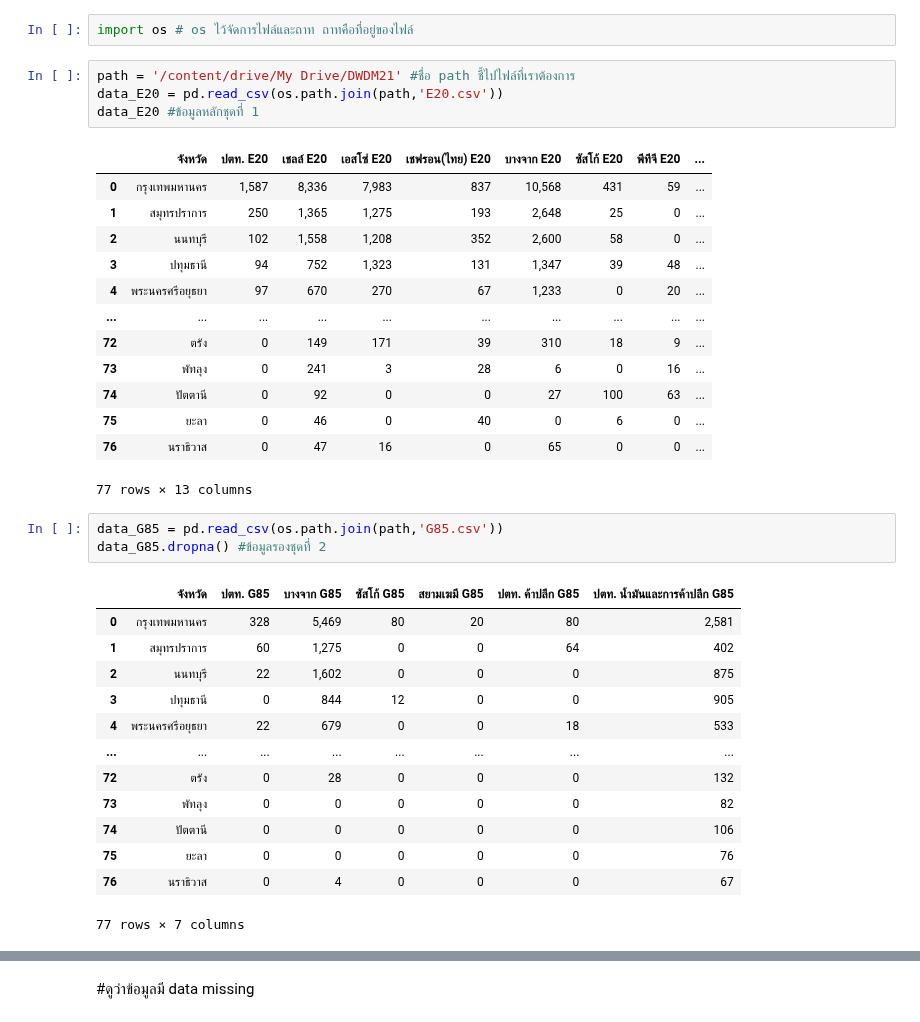
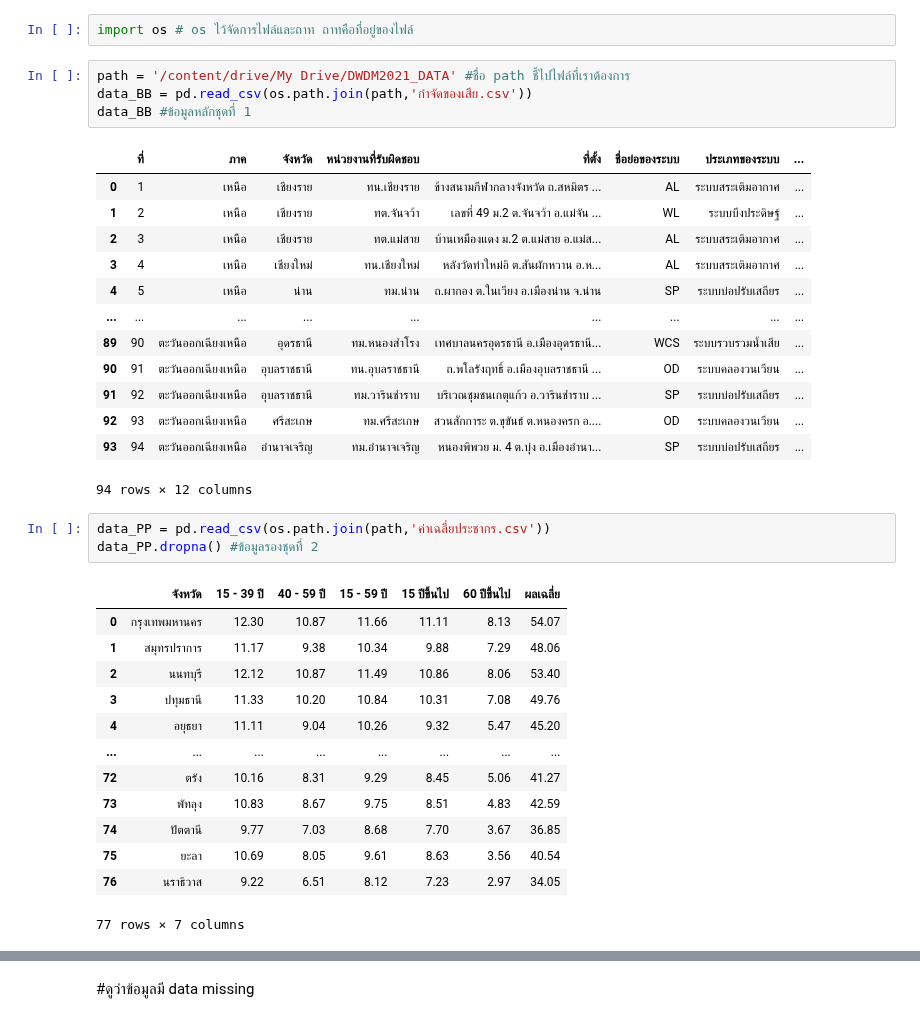
Before and after one commit to sitthatkaja/DWDM21, a Jupyter notebook: Project.ipynb, the cells around one changed output, grey strips where cells are left out. Cells and saved outputs as stored; diff of their text form.

```diff
--- a/Project.ipynb
+++ b/Project.ipynb
@@ -10,38 +19,38 @@ Mounted at /content/drive
 # %%
 import os # os ไว้จัดการไฟล์และถาท ถาทคือที่อยู่ของไฟล์
 # %%
-path = '/content/drive/My Drive/DWDM21' #ชื่อ path ชี้ไปไฟล์ที่เราต้องการ
-data_E20 = pd.read_csv(os.path.join(path,'E20.csv'))
-data_E20 #ข้อมูลหลักชุดที่ 1
+path = '/content/drive/My Drive/DWDM2021_DATA' #ชื่อ path ชี้ไปไฟล์ที่เราต้องการ
+data_BB = pd.read_csv(os.path.join(path,'กำจัดของเสีย.csv'))
+data_BB #ข้อมูลหลักชุดที่ 1
 # %% [output]
-|  | จังหวัด | ปตท. E20 | เชลล์ E20 | เอสโซ่ E20 | เชฟรอน(ไทย) E20 | บางจาก E20 | ซัสโก้ E20 | พีทีจี E20 | ... |
-| 0 | กรุงเทพมหานคร | 1,587 | 8,336 | 7,983 | 837 | 10,568 | 431 | 59 | ... |
-| 1 | สมุทรปราการ | 250 | 1,365 | 1,275 | 193 | 2,648 | 25 | 0 | ... |
-| 2 | นนทบุรี | 102 | 1,558 | 1,208 | 352 | 2,600 | 58 | 0 | ... |
-| 3 | ปทุมธานี | 94 | 752 | 1,323 | 131 | 1,347 | 39 | 48 | ... |
-| 4 | พระนครศรีอยุธยา | 97 | 670 | 270 | 67 | 1,233 | 0 | 20 | ... |
-| ... | ... | ... | ... | ... | ... | ... | ... | ... | ... |
-| 72 | ตรัง | 0 | 149 | 171 | 39 | 310 | 18 | 9 | ... |
-| 73 | พัทลุง | 0 | 241 | 3 | 28 | 6 | 0 | 16 | ... |
-| 74 | ปัตตานี | 0 | 92 | 0 | 0 | 27 | 100 | 63 | ... |
-| 75 | ยะลา | 0 | 46 | 0 | 40 | 0 | 6 | 0 | ... |
-| 76 | นราธิวาส | 0 | 47 | 16 | 0 | 65 | 0 | 0 | ... |
+|  | ที่ | ภาค | จังหวัด | หน่วยงานที่รับผิดชอบ | ที่ตั้ง | ชื่อย่อของระบบ | ประเภทของระบบ | ... |
+| 0 | 1 | เหนือ | เชียงราย | ทน.เชียงราย | ข้างสนามกีฬากลางจังหวัด ถ.สหมิตร ... | AL | ระบบสระเติมอากาศ | ... |
+| 1 | 2 | เหนือ | เชียงราย | ทต.จันจว้า | เลขที่ 49 ม.2 ต.จันจว้า อ.แม่จัน ... | WL | ระบบบึงประดิษฐ์ | ... |
+| 2 | 3 | เหนือ | เชียงราย | ทต.แม่สาย | บ้านเหมืองแดง ม.2 ต.แม่สาย อ.แม่ส... | AL | ระบบสระเติมอากาศ | ... |
+| 3 | 4 | เหนือ | เชียงใหม่ | ทน.เชียงใหม่ | หลังวัดท่าใหม่อิ ต.สันผักหวาน อ.ห... | AL | ระบบสระเติมอากาศ | ... |
+| 4 | 5 | เหนือ | น่าน | ทม.น่าน | ถ.ผากอง ต.ในเวียง อ.เมืองน่าน จ.น่าน | SP | ระบบบ่อปรับเสถียร | ... |
+| ... | ... | ... | ... | ... | ... | ... | ... | ... |
+| 89 | 90 | ตะวันออกเฉียงเหนือ | อุดรธานี | ทม.หนองสำโรง | เทศบาลนครอุดรธานี อ.เมืองอุดรธานี... | WCS | ระบบรวบรวมน้ำเสีย | ... |
+| 90 | 91 | ตะวันออกเฉียงเหนือ | อุบลราชธานี | ทน.อุบลราชธานี | ถ.พโลรังฤทธิ์ อ.เมืองอุบลราชธานี ... | OD | ระบบคลองวนเวียน | ... |
+| 91 | 92 | ตะวันออกเฉียงเหนือ | อุบลราชธานี | ทม.วารินชำราบ | บริเวณชุมชนเกตุแก้ว อ.วารินชำราบ ... | SP | ระบบบ่อปรับเสถียร | ... |
+| 92 | 93 | ตะวันออกเฉียงเหนือ | ศรีสะเกษ | ทม.ศรีสะเกษ | สวนสักการะ ต.ขุขันธ์ ต.หนองครก อ.... | OD | ระบบคลองวนเวียน | ... |
+| 93 | 94 | ตะวันออกเฉียงเหนือ | อำนาจเจริญ | ทม.อำนาจเจริญ | หนองพิพวย ม. 4 ต.บุ่ง อ.เมืองอำนา... | SP | ระบบบ่อปรับเสถียร | ... |
-77 rows × 13 columns
+94 rows × 12 columns
 # %%
-data_G85 = pd.read_csv(os.path.join(path,'G85.csv'))
-data_G85.dropna() #ข้อมูลรองชุดที่ 2
+data_PP = pd.read_csv(os.path.join(path,'ค่าเฉลี่ยประชากร.csv'))
+data_PP.dropna() #ข้อมูลรองชุดที่ 2
 # %% [output]
-|  | จังหวัด | ปตท. G85 | บางจาก G85 | ซัสโก้ G85 | สยามเฆมี G85 | ปตท. ค้าปลีก G85 | ปตท. น้ำมันและการค้าปลีก G85 |
-| 0 | กรุงเทพมหานคร | 328 | 5,469 | 80 | 20 | 80 | 2,581 |
-| 1 | สมุทรปราการ | 60 | 1,275 | 0 | 0 | 64 | 402 |
-| 2 | นนทบุรี | 22 | 1,602 | 0 | 0 | 0 | 875 |
-| 3 | ปทุมธานี | 0 | 844 | 12 | 0 | 0 | 905 |
-| 4 | พระนครศรีอยุธยา | 22 | 679 | 0 | 0 | 18 | 533 |
+|  | จังหวัด | 15 - 39 ปี | 40 - 59 ปี | 15 - 59 ปี | 15 ปีขึ้นไป | 60 ปีขึ้นไป | ผลเฉลี่ย |
+| 0 | กรุงเทพมหานคร | 12.30 | 10.87 | 11.66 | 11.11 | 8.13 | 54.07 |
+| 1 | สมุทรปราการ | 11.17 | 9.38 | 10.34 | 9.88 | 7.29 | 48.06 |
+| 2 | นนทบุรี | 12.12 | 10.87 | 11.49 | 10.86 | 8.06 | 53.40 |
+| 3 | ปทุมธานี | 11.33 | 10.20 | 10.84 | 10.31 | 7.08 | 49.76 |
+| 4 | อยุธยา | 11.11 | 9.04 | 10.26 | 9.32 | 5.47 | 45.20 |
 | ... | ... | ... | ... | ... | ... | ... | ... |
-| 72 | ตรัง | 0 | 28 | 0 | 0 | 0 | 132 |
-| 73 | พัทลุง | 0 | 0 | 0 | 0 | 0 | 82 |
-| 74 | ปัตตานี | 0 | 0 | 0 | 0 | 0 | 106 |
-| 75 | ยะลา | 0 | 0 | 0 | 0 | 0 | 76 |
-| 76 | นราธิวาส | 0 | 4 | 0 | 0 | 0 | 67 |
+| 72 | ตรัง | 10.16 | 8.31 | 9.29 | 8.45 | 5.06 | 41.27 |
+| 73 | พัทลุง | 10.83 | 8.67 | 9.75 | 8.51 | 4.83 | 42.59 |
+| 74 | ปัตตานี | 9.77 | 7.03 | 8.68 | 7.70 | 3.67 | 36.85 |
+| 75 | ยะลา | 10.69 | 8.05 | 9.61 | 8.63 | 3.56 | 40.54 |
+| 76 | นราธิวาส | 9.22 | 6.51 | 8.12 | 7.23 | 2.97 | 34.05 |
 77 rows × 7 columns
 # %%
```
Also changed, not shown: parts of 53 cells of this notebook.
